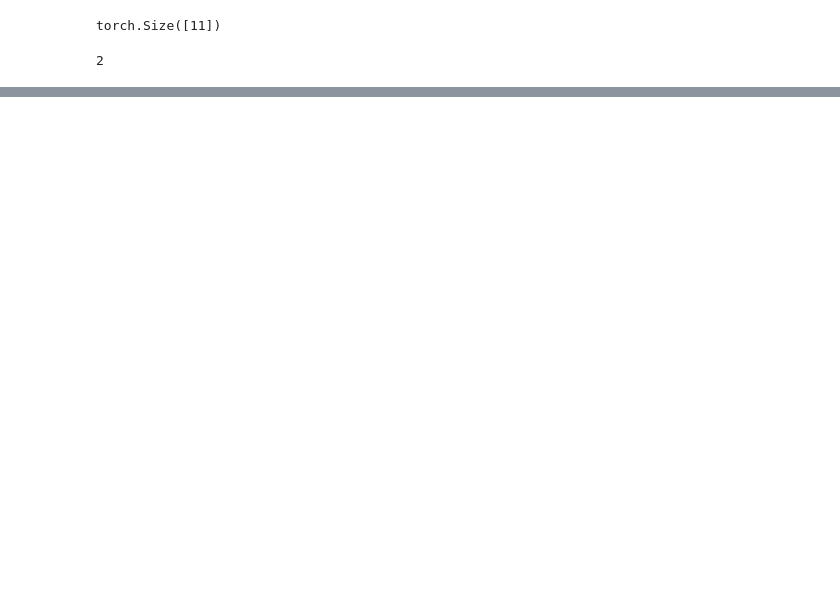
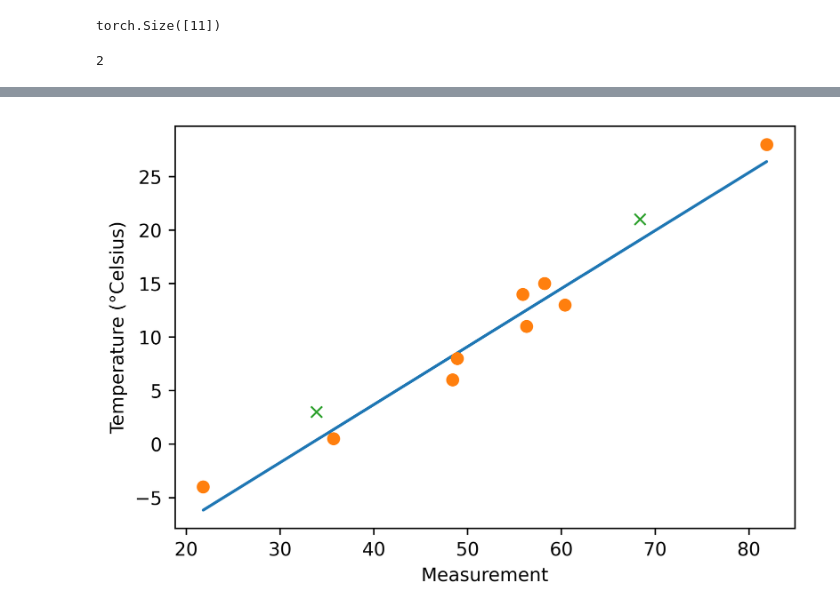
Before and after one commit to FrankApiyo/PytorchNotebooks, a Jupyter notebook: 1_parameter_estimation.ipynb, the cells around one changed output, grey strips where cells are left out. Drawn from its saved outputs; the diff is of its cells as text; code cells hidden in the pictures; blank space fills up the shorter version.

Commit message:
Add a plot for training set and validation set separation

```diff
--- a/1_parameter_estimation.ipynb
+++ b/1_parameter_estimation.ipynb
@@ -429,0 +429,16 @@ tensor([  5.4878, -17.4613], requires_grad=True)
+# %%
+%matplotlib inline
+from matplotlib import pyplot as plt
+
+t_p = model(t_un, *params)
+
+fig = plt.figure(dpi=600)
+plt.xlabel("Measurement")
+plt.ylabel("Temperature (°Celsius)")
+plt.plot(t_u.numpy(), t_p.detach().numpy()) # <2>
+plt.plot(train_t_u.numpy(), train_t_c.numpy(), 'o')
+plt.plot(val_t_u.numpy(), val_t_c.numpy(), 'x')
+
+plt.savefig("separe_training_and_validation_sets", format="png")
+# %% [output]
+[figure, added]
```
Also changed, not shown: parts of 9 cells of this notebook, 3 other files.
